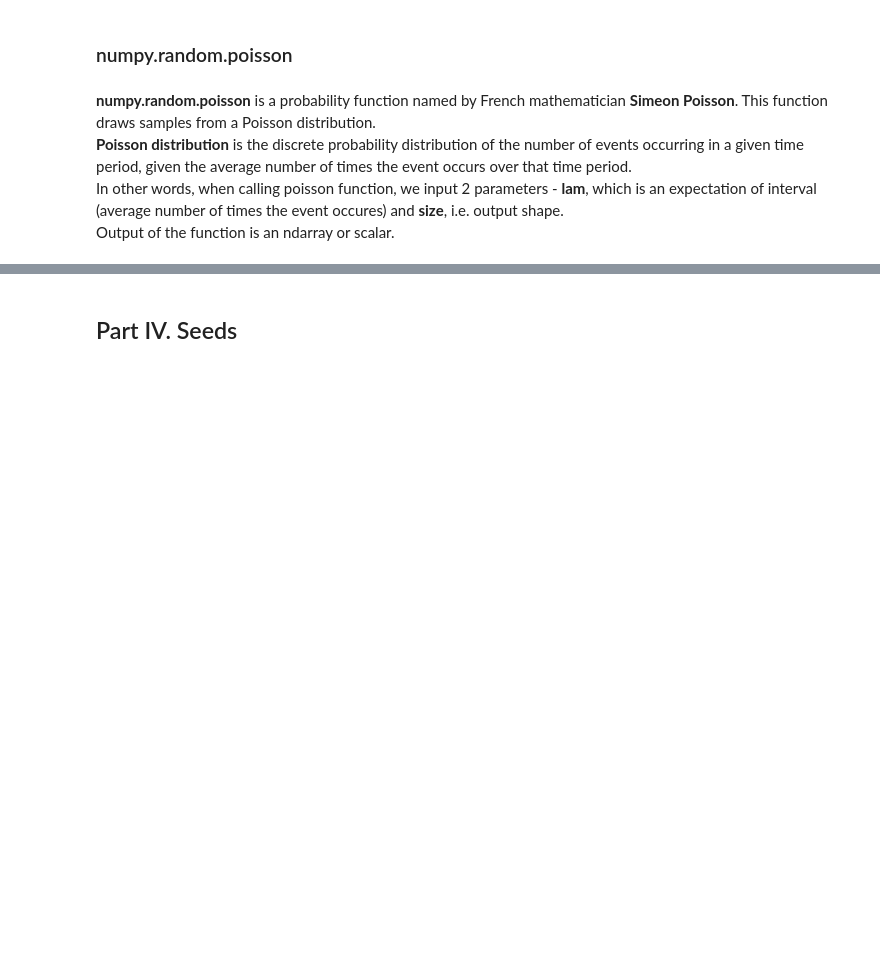
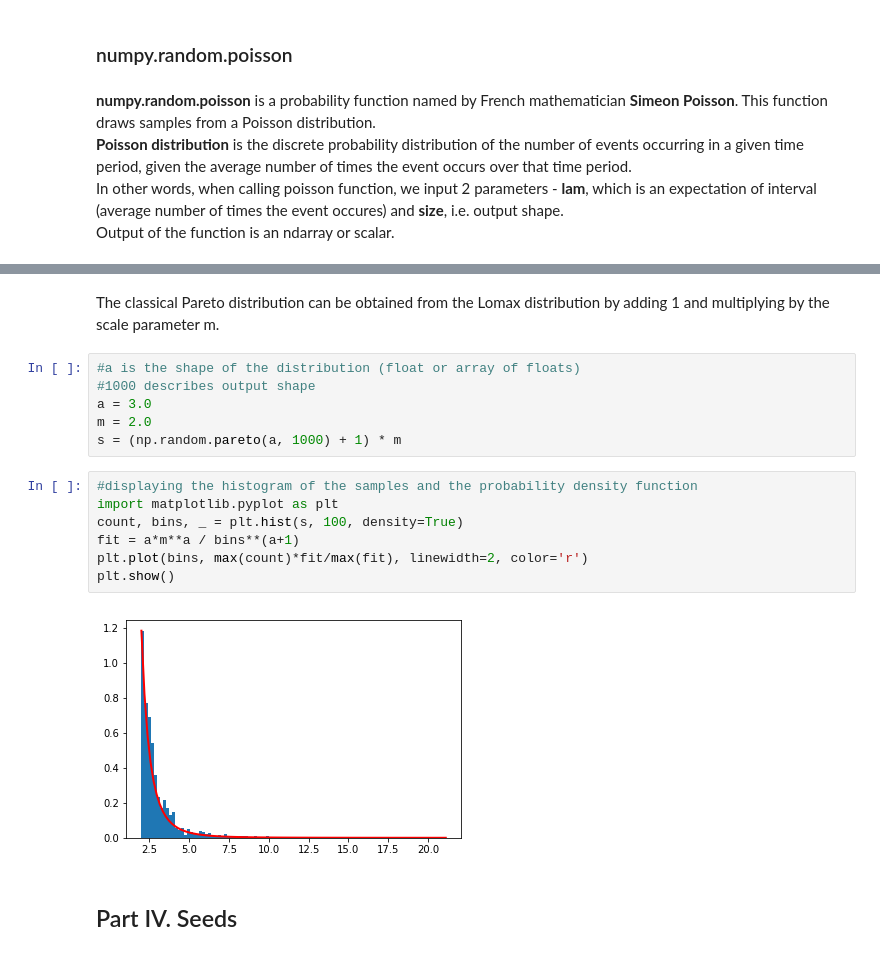
Before and after one commit to vukasm/ProgDA1, a Jupyter notebook: numpy-random.ipynb, the cells around one changed output, grey strips where cells are left out. Saved outputs shown, nothing was run; the diff lists cells and outputs as text; blank space fills up the shorter version.

Commit message:
added pareto II distribution and reference

```diff
--- a/numpy-random.ipynb
+++ b/numpy-random.ipynb
@@ -197,3 +205,20 @@ plt.show()
+# %% [markdown]
+The classical Pareto distribution can be obtained from the Lomax distribution by adding 1 and multiplying by the scale parameter m.
+# %%
+#a is the shape of the distribution (float or array of floats)
+#1000 describes output shape
+a = 3.0
+m = 2.0
+s = (np.random.pareto(a, 1000) + 1) * m
+# %%
+#displaying the histogram of the samples and the probability density function
+import matplotlib.pyplot as plt
+count, bins, _ = plt.hist(s, 100, density=True)
+fit = a*m**a / bins**(a+1)
+plt.plot(bins, max(count)*fit/max(fit), linewidth=2, color='r')
+plt.show()
+# %% [output]
+[figure, added]
 # %% [markdown]
 ## Part IV. Seeds
 # %% [markdown]
```
Also changed, not shown: parts of 4 cells of this notebook, 1 other file.
